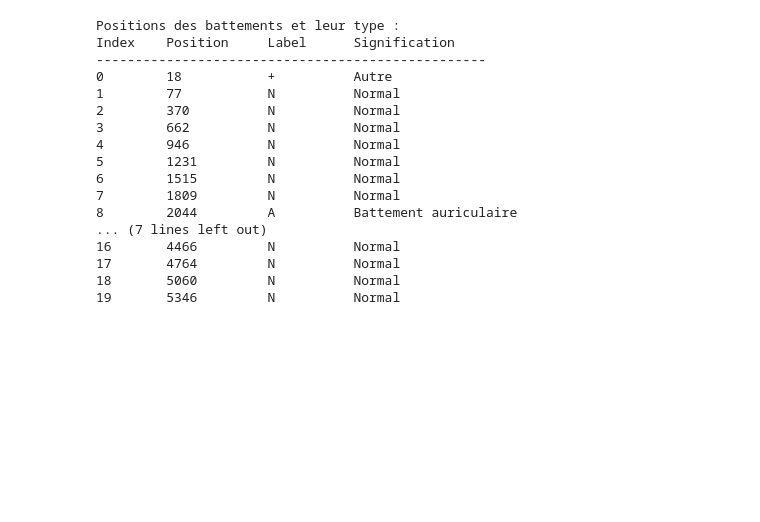
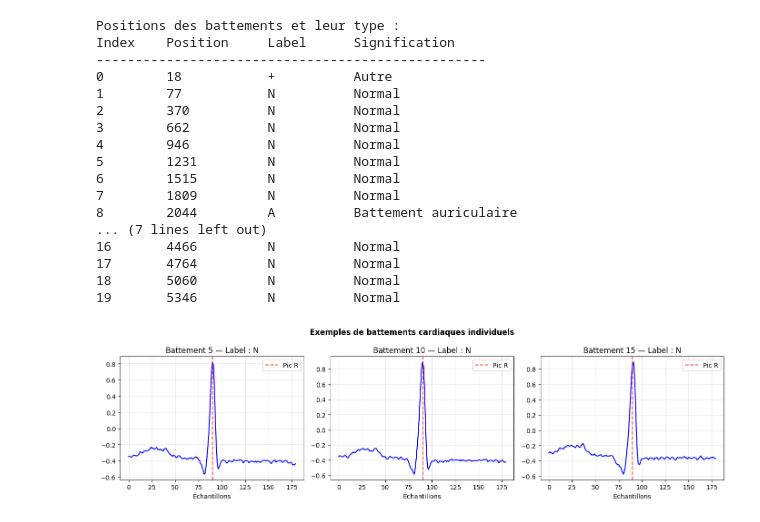
Before and after one commit to JotiNARINDER/ecg-arrhythmia-classification, a Jupyter notebook: ECG_Classification.ipynb, the cells around one changed output. Cells and saved outputs as stored; diff of their text form; code cells hidden in the pictures; blank space fills up the shorter version.

```diff
--- a/ECG_Classification.ipynb
+++ b/ECG_Classification.ipynb
@@ -145,3 +145,28 @@ Index    Position     Label      Signification
 17       4764         N          Normal
 18       5060         N          Normal
 19       5346         N          Normal
+# %%
+# 3 battements côte à côte
+fig, axes = plt.subplots(1, 3, figsize=(14, 4))
+
+for i, idx in enumerate([5, 10, 15]):
+    pos = annotation.sample[idx]
+    sym = annotation.symbol[idx]
+    window = 90
+
+    start = pos - window
+    end = pos + window
+    beat = signal[start:end]
+
+    axes[i].plot(beat, color='blue', linewidth=1.5)
+    axes[i].axvline(x=window, color='red', linestyle='--', alpha=0.7, label='Pic R')
+    axes[i].set_title(f"Battement {idx} — Label : {sym}")
+    axes[i].set_xlabel("Échantillons")
+    axes[i].grid(True, alpha=0.3)
+    axes[i].legend()
+
+plt.suptitle("Exemples de battements cardiaques individuels", fontsize=12, fontweight='bold')
+plt.tight_layout()
+plt.show()
+# %% [output]
+[figure, added]
```
Also changed, not shown: parts of 3 cells of this notebook.
